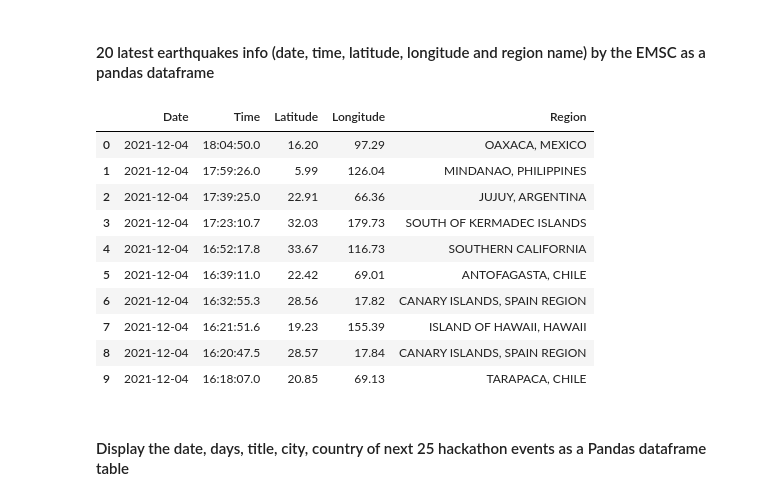
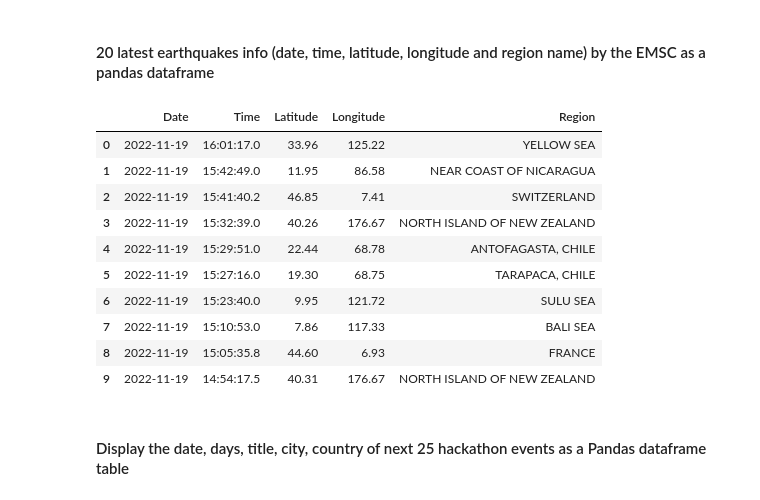
Before and after one commit to NayelySaldivar/labs_modelo_ironhack_data, a Jupyter notebook: lab-web-scrapping/your-code/main.ipynb, the cells around one changed output. Saved outputs shown, nothing was run; the diff lists cells and outputs as text; code cells hidden in the pictures.

```diff
--- a/lab-web-scrapping/your-code/main.ipynb
+++ b/lab-web-scrapping/your-code/main.ipynb
@@ -225,31 +236,31 @@ most_wanted
 # %%
 url = 'https://www.emsc-csem.org/Earthquake/'
 html=requests.get(url).content
 soup = BeautifulSoup(html, 'html')
 
-soupdate=[i.text for i in soup.find_all('a',href=True)]
-date=[j[0:10] for j in soupdate if j[0:4]=="2021"]
-time=[j[-10:] for j in soupdate if j[0:4]=="2021"]
+soupdate = [i.text for i in soup.find_all('a', href = True)]
+date=[j[0:10] for j in soupdate if j[0:4] == "2022"]
+time=[j[-10:] for j in soupdate if j[0:4] == "2022"]
 
-souplace=[i.text for i in soup.find_all('td',class_="tabev1")]
-latitude=[souplace[i].replace('\xa0','') for i in range(0,len(souplace),2)]
-longitude=[souplace[i].replace('\xa0','') for i in range(1,len(souplace),2)]
+souplace = [i.text for i in soup.find_all('td', class_ = "tabev1")]
+latitude = [souplace[i].replace('\xa0','') for i in range(0,len(souplace),2)]
+longitude = [souplace[i].replace('\xa0','') for i in range(1,len(souplace),2)]
 
-region=[i.text for i in soup.find_all('td',class_='tb_region')]
-df = pd.DataFrame(list(zip(date,time,latitude,longitude,region)),columns=['Date','Time','Latitude','Longitude','Region'])
+region = [i.text for i in soup.find_all('td',class_='tb_region')]
+df = pd.DataFrame(list(zip(date,time,latitude,longitude,region)), columns=['Date','Time','Latitude','Longitude','Region'])
 df.head(10)
 # %% [output]
 |  | Date | Time | Latitude | Longitude | Region |
-| 0 | 2021-12-04 | 18:04:50.0 | 16.20 | 97.29 | OAXACA, MEXICO |
-| 1 | 2021-12-04 | 17:59:26.0 | 5.99 | 126.04 | MINDANAO, PHILIPPINES |
-| 2 | 2021-12-04 | 17:39:25.0 | 22.91 | 66.36 | JUJUY, ARGENTINA |
-| 3 | 2021-12-04 | 17:23:10.7 | 32.03 | 179.73 | SOUTH OF KERMADEC ISLANDS |
-| 4 | 2021-12-04 | 16:52:17.8 | 33.67 | 116.73 | SOUTHERN CALIFORNIA |
-| 5 | 2021-12-04 | 16:39:11.0 | 22.42 | 69.01 | ANTOFAGASTA, CHILE |
-| 6 | 2021-12-04 | 16:32:55.3 | 28.56 | 17.82 | CANARY ISLANDS, SPAIN REGION |
-| 7 | 2021-12-04 | 16:21:51.6 | 19.23 | 155.39 | ISLAND OF HAWAII, HAWAII |
-| 8 | 2021-12-04 | 16:20:47.5 | 28.57 | 17.84 | CANARY ISLANDS, SPAIN REGION |
-| 9 | 2021-12-04 | 16:18:07.0 | 20.85 | 69.13 | TARAPACA, CHILE |
+| 0 | 2022-11-19 | 16:01:17.0 | 33.96 | 125.22 | YELLOW SEA |
+| 1 | 2022-11-19 | 15:42:49.0 | 11.95 | 86.58 | NEAR COAST OF NICARAGUA |
+| 2 | 2022-11-19 | 15:41:40.2 | 46.85 | 7.41 | SWITZERLAND |
+| 3 | 2022-11-19 | 15:32:39.0 | 40.26 | 176.67 | NORTH ISLAND OF NEW ZEALAND |
+| 4 | 2022-11-19 | 15:29:51.0 | 22.44 | 68.78 | ANTOFAGASTA, CHILE |
+| 5 | 2022-11-19 | 15:27:16.0 | 19.30 | 68.75 | TARAPACA, CHILE |
+| 6 | 2022-11-19 | 15:23:40.0 | 9.95 | 121.72 | SULU SEA |
+| 7 | 2022-11-19 | 15:10:53.0 | 7.86 | 117.33 | BALI SEA |
+| 8 | 2022-11-19 | 15:05:35.8 | 44.60 | 6.93 | FRANCE |
+| 9 | 2022-11-19 | 14:54:17.5 | 40.31 | 176.67 | NORTH ISLAND OF NEW ZEALAND |
 # %% [markdown]
 #### Display the date, days, title, city, country of next 25 hackathon events as a Pandas dataframe table
 # %%
```
Also changed, not shown: parts of 24 cells of this notebook.
